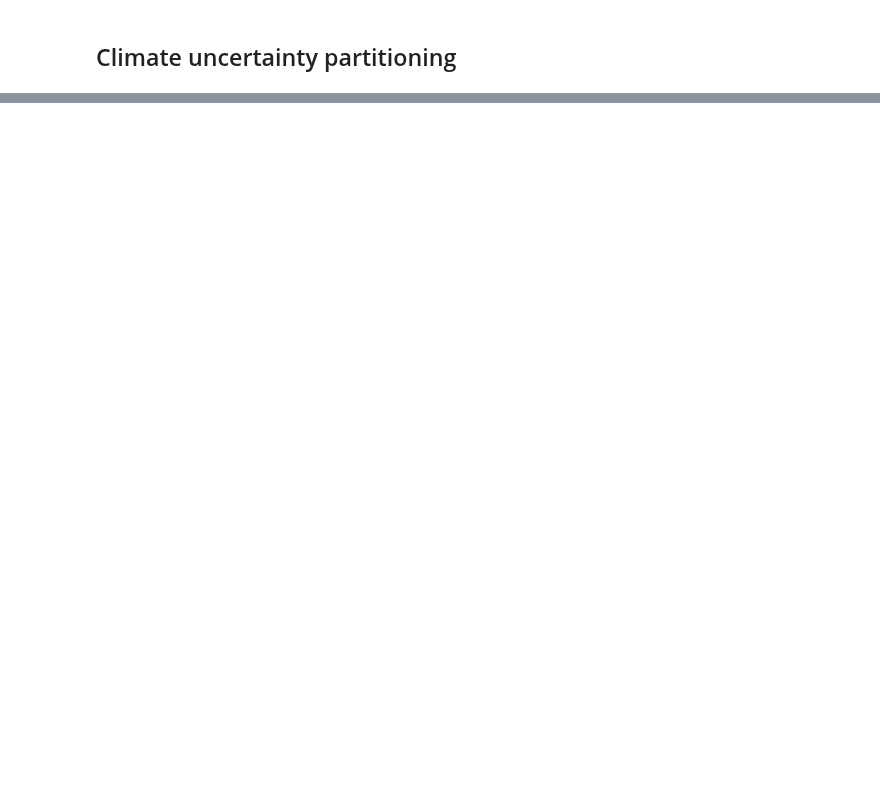
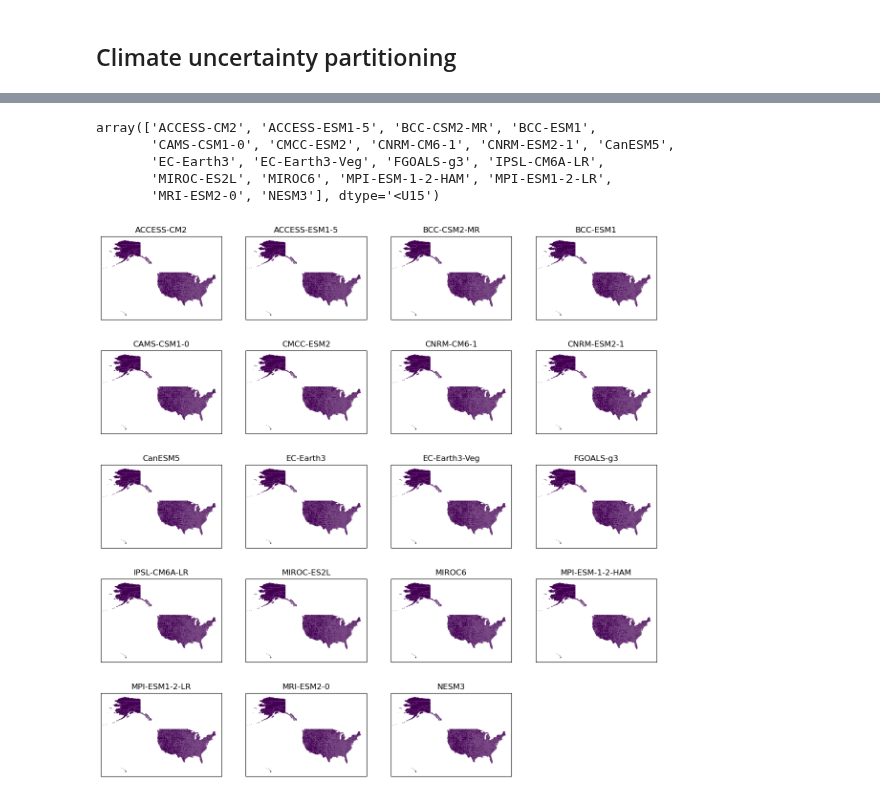
Before and after one commit to ks905383/impact_uncertainty, a Jupyter notebook: code/4_partition_uncertainties.ipynb, the cells around one changed output, grey strips where cells are left out. Saved outputs shown, nothing was run; the diff lists cells and outputs as text; code cells hidden in the pictures; blank space fills up the shorter version.

```diff
--- a/code/4_partition_uncertainties.ipynb
+++ b/code/4_partition_uncertainties.ipynb
@@ -244,12 +235,0 @@ Coordinates: (12/14)
-# %%
-with warnings.catch_warnings():
-    # Silence zarr warnings related to the /.done flags used
-    warnings.filterwarnings('ignore')
-    dss = xr.concat([load_impact(fn) for fn in fns],
-                dim='idv',join='outer')
-dss = dss.chunk({'poly_idx':50,'idv':-1,'proj_base':-1,'gwl':-1})
-
-# Save temporary rechunked file to make dask graphing more stable
-tmp_fn = dir_list['proc']+'tmp/uncert_rechunk_cache_tmp.zarr'
-utility_save(dss.reset_index('idv').drop_encoding(),tmp_fn,zarr_mode = 'w')
-dss = xr.open_zarr(tmp_fn).set_index(idv = ['model','exprun'])
@@ -289,0 +270,22 @@ Coordinates:
+# %%
+np.unique(dss.model)
+# %% [output]
+array(['ACCESS-CM2', 'ACCESS-ESM1-5', 'BCC-CSM2-MR', 'BCC-ESM1',
+       'CAMS-CSM1-0', 'CMCC-ESM2', 'CNRM-CM6-1', 'CNRM-ESM2-1', 'CanESM5',
+       'EC-Earth3', 'EC-Earth3-Veg', 'FGOALS-g3', 'IPSL-CM6A-LR',
+       'MIROC-ES2L', 'MIROC6', 'MPI-ESM-1-2-HAM', 'MPI-ESM1-2-LR',
+       'MRI-ESM2-0', 'NESM3'], dtype='<U15')
+# %%
+gdf = gpd.read_file('../aux_data/geo_data/UScounties.shp')
+# %%
+from matplotlib import pyplot as plt
+from cartopy import crs as ccrs
+base_fn = '/glade/derecho/scratch/schwarzwald/impact_uncertainty/aggs/'
+fig = plt.figure(figsize=(15,15))
+for mod_idx,mod in enumerate(np.unique(dss.model)):
+    ax = plt.subplot(5,4,mod_idx+1,projection=ccrs.PlateCarree())
+    d = xr.open_dataset(base_fn+'days90plus_agg-1deg_ACCESS-ESM1-5_ALLRUNS_ALLGWLs_adm2-us_popwght.zarr').days90plus.isel(binF=0).sel(gwl=2).min(['idv','proj_base'])
+    plot_map(d,gdf,ax=ax,fig=fig)
+    ax.set_title(mod)
+# %% [output]
+[figure, added]
```
Also changed, not shown: parts of 26 cells of this notebook, 30 other files.
